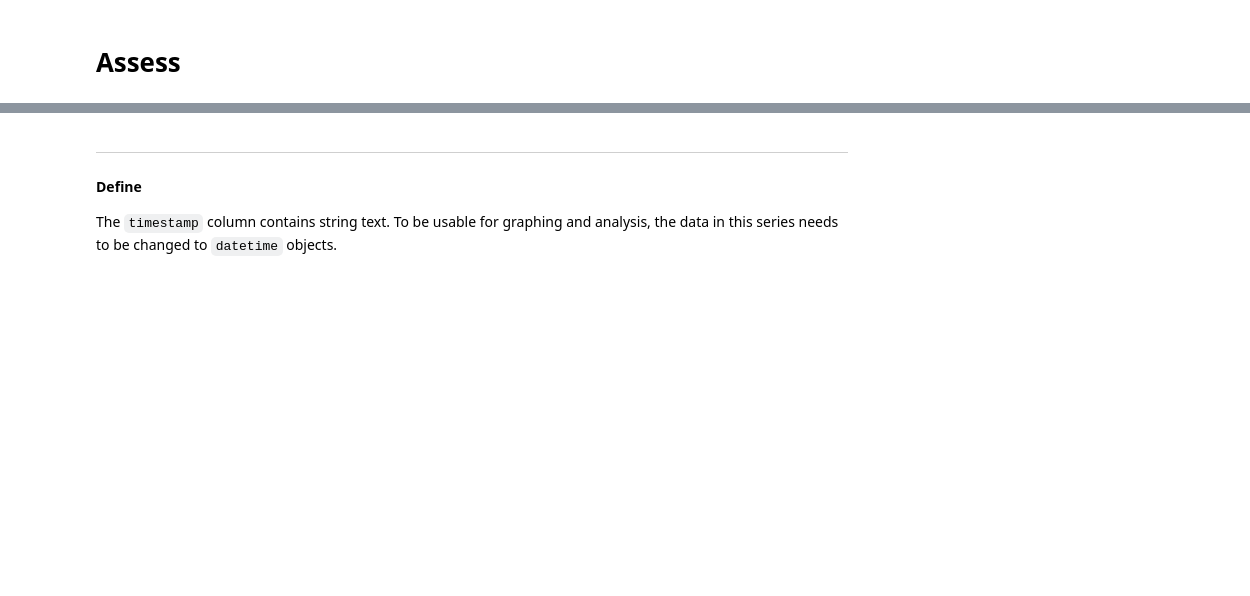
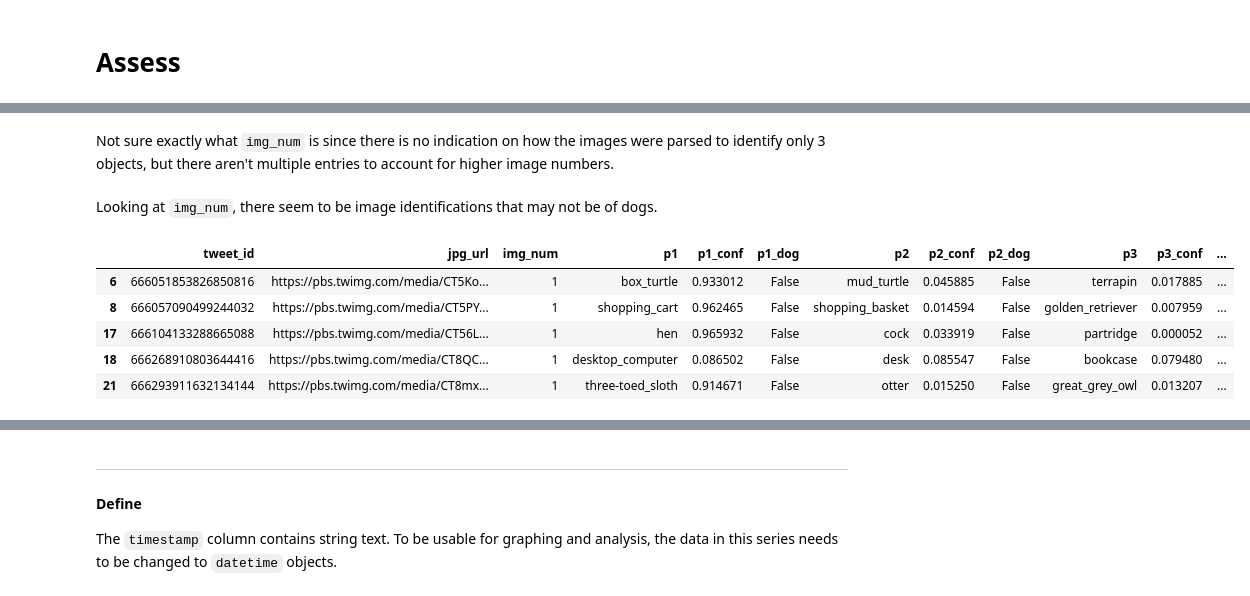
Before and after one commit to cmdellinger/Udacity, a Jupyter notebook: Data-Analysis-Nanodegree/Term 2/P2/wrangle_act.ipynb, the cells around one changed output, grey strips where cells are left out. Drawn from its saved outputs; the diff is of its cells as text; code cells hidden in the pictures; blank space fills up the shorter version.

```diff
--- a/Data-Analysis-Nanodegree/Term 2/P2/wrangle_act.ipynb
+++ b/Data-Analysis-Nanodegree/Term 2/P2/wrangle_act.ipynb
@@ -136,0 +230,13 @@ tweet_archive_df.retweeted_status_user_id.value_counts()
+# %% [markdown]
+Not sure exactly what `img_num` is since there is no indication on how the images were parsed to identify only 3 objects, but there aren't multiple entries to account for higher image numbers.
+# %% [markdown]
+Looking at `img_num`, there seem to be image identifications that may not be of dogs.
+# %%
+image_predictions_df[image_predictions_df.p1_dog == False][0:5]
+# %% [output]
+|  | tweet_id | jpg_url | img_num | p1 | p1_conf | p1_dog | p2 | p2_conf | p2_dog | p3 | p3_conf | ... |
+| 6 | 666051853826850816 | https://pbs.twimg.com/media/CT5Ko... | 1 | box_turtle | 0.933012 | False | mud_turtle | 0.045885 | False | terrapin | 0.017885 | ... |
+| 8 | 666057090499244032 | https://pbs.twimg.com/media/CT5PY... | 1 | shopping_cart | 0.962465 | False | shopping_basket | 0.014594 | False | golden_retriever | 0.007959 | ... |
+| 17 | 666104133288665088 | https://pbs.twimg.com/media/CT56L... | 1 | hen | 0.965932 | False | cock | 0.033919 | False | partridge | 0.000052 | ... |
+| 18 | 666268910803644416 | https://pbs.twimg.com/media/CT8QC... | 1 | desktop_computer | 0.086502 | False | desk | 0.085547 | False | bookcase | 0.079480 | ... |
+| 21 | 666293911632134144 | https://pbs.twimg.com/media/CT8mx... | 1 | three-toed_sloth | 0.914671 | False | otter | 0.015250 | False | great_grey_owl | 0.013207 | ... |
```
Also changed, not shown: parts of 72 cells of this notebook, 2 other files.
